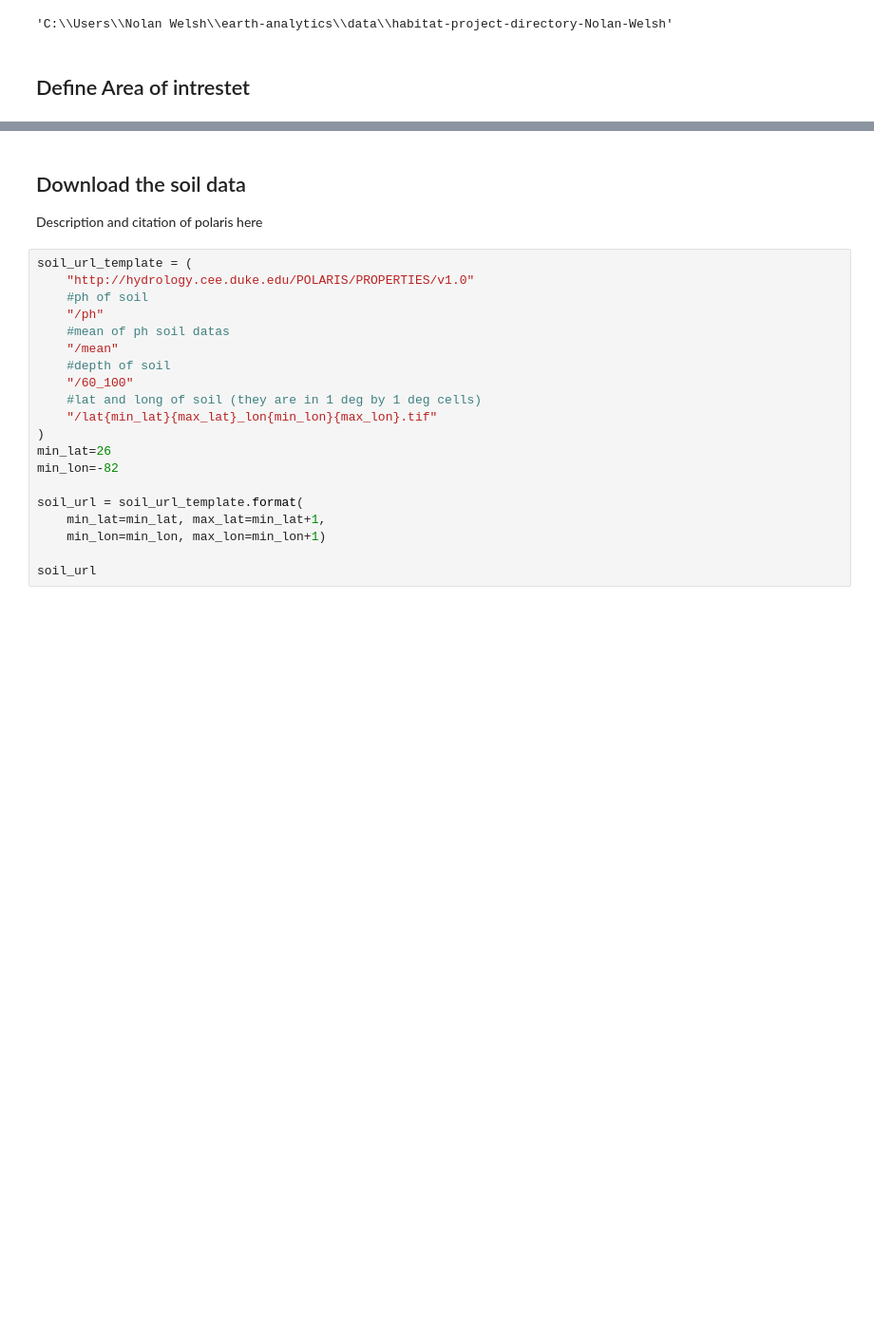
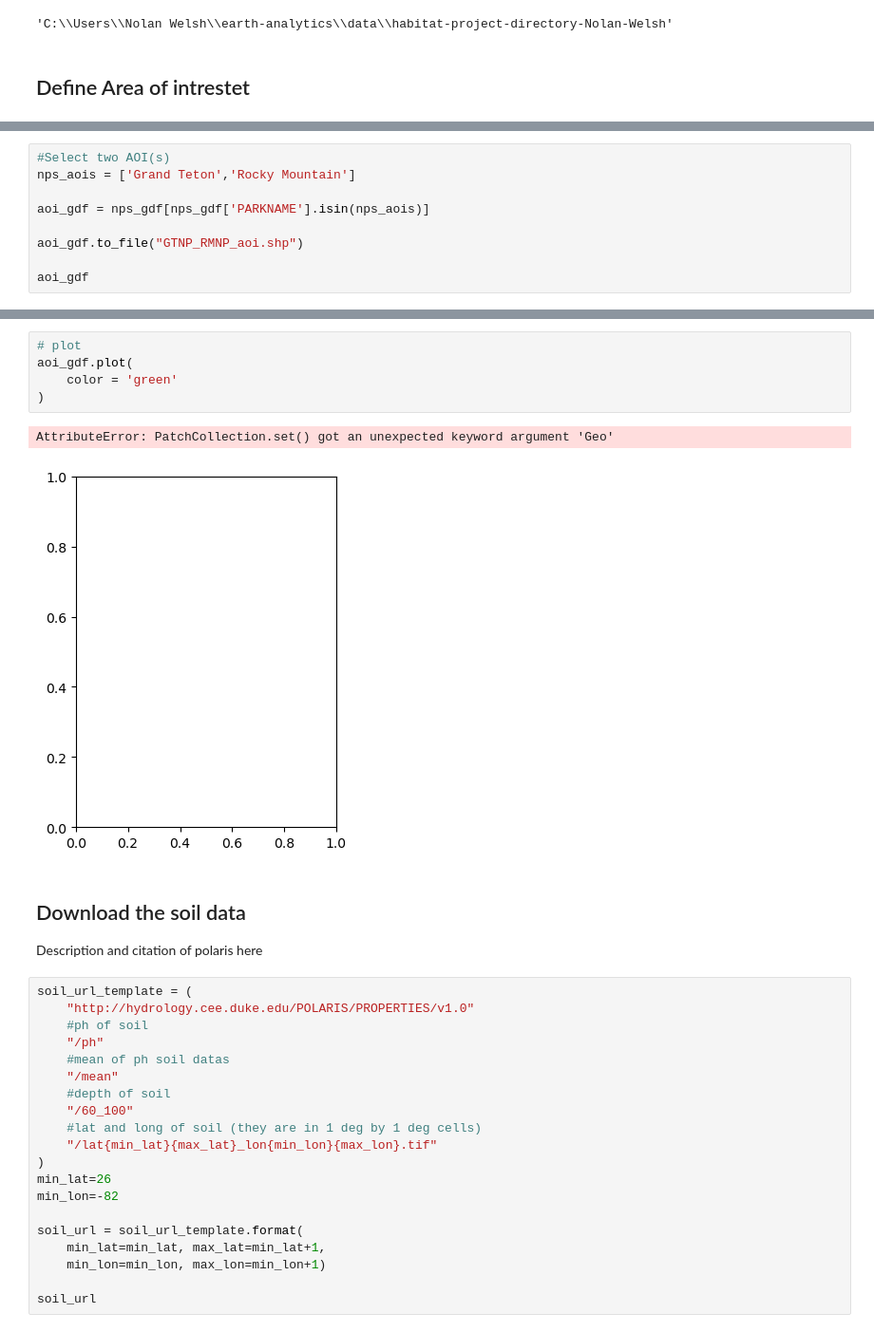
Before and after one commit to npwelsh/habitat_suitability, a Jupyter notebook: Tetraneuris-grandiflora_AOI.ipynb, the cells around one changed output, grey strips where cells are left out. Shown at 95% size. Drawn from its saved outputs; the diff is of its cells as text; blank space fills up the shorter version.

Commit message:
Get AOIs up and plotted, want to refine plot later

```diff
--- a/Tetraneuris-grandiflora_AOI.ipynb
+++ b/Tetraneuris-grandiflora_AOI.ipynb
@@ -90,3 +98,12 @@ nps_gdf
 | 432 | 433.0 | BLSC | Lands - https://landsnet.nps.gov/... | Blackwell School National Histori... | 20221209094322 | TX | IM |  | National Historic Site | ... |
 | 433 | 434.0 | AMME | Unofficial Boundary of American M... | American Memorial Park | 20150422 |  | PW | 1879026 | Affiliated Area | ... |
 434 rows × 21 columns
+# %%
+#Select two AOI(s)
+nps_aois = ['Grand Teton','Rocky Mountain']
+
+aoi_gdf = nps_gdf[nps_gdf['PARKNAME'].isin(nps_aois)]
+
+aoi_gdf.to_file("GTNP_RMNP_aoi.shp")
+
+aoi_gdf
@@ -93,3 +115,11 @@ nps_gdf
+# %%
+# plot
+aoi_gdf.plot(
+    color = 'green'
+)
+# %% [output]
+AttributeError: PatchCollection.set() got an unexpected keyword argument 'Geo'
+[figure, added]
 # %% [markdown]
 ## Download the soil data
 
```
Also changed, not shown: parts of 3 cells of this notebook.
